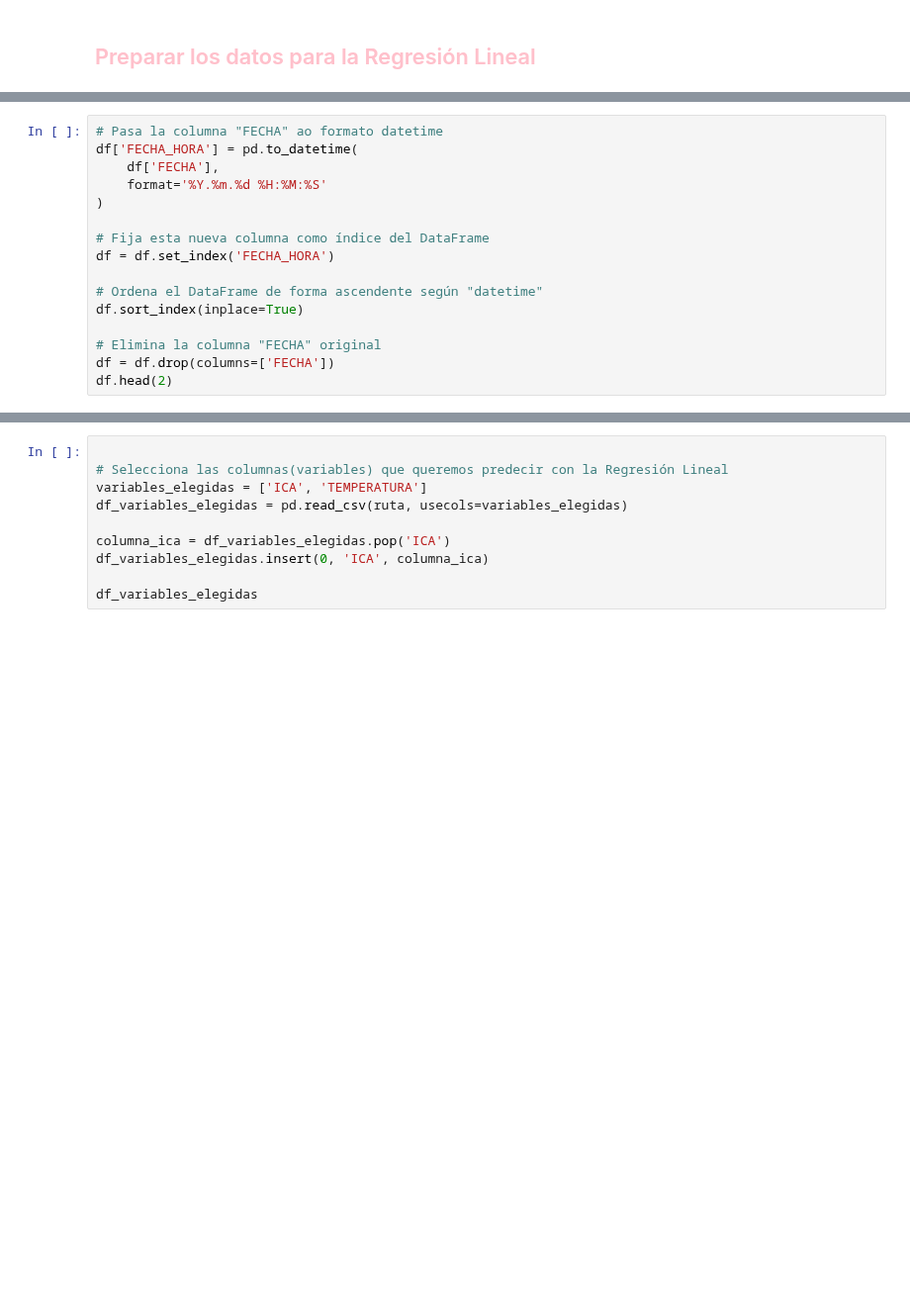
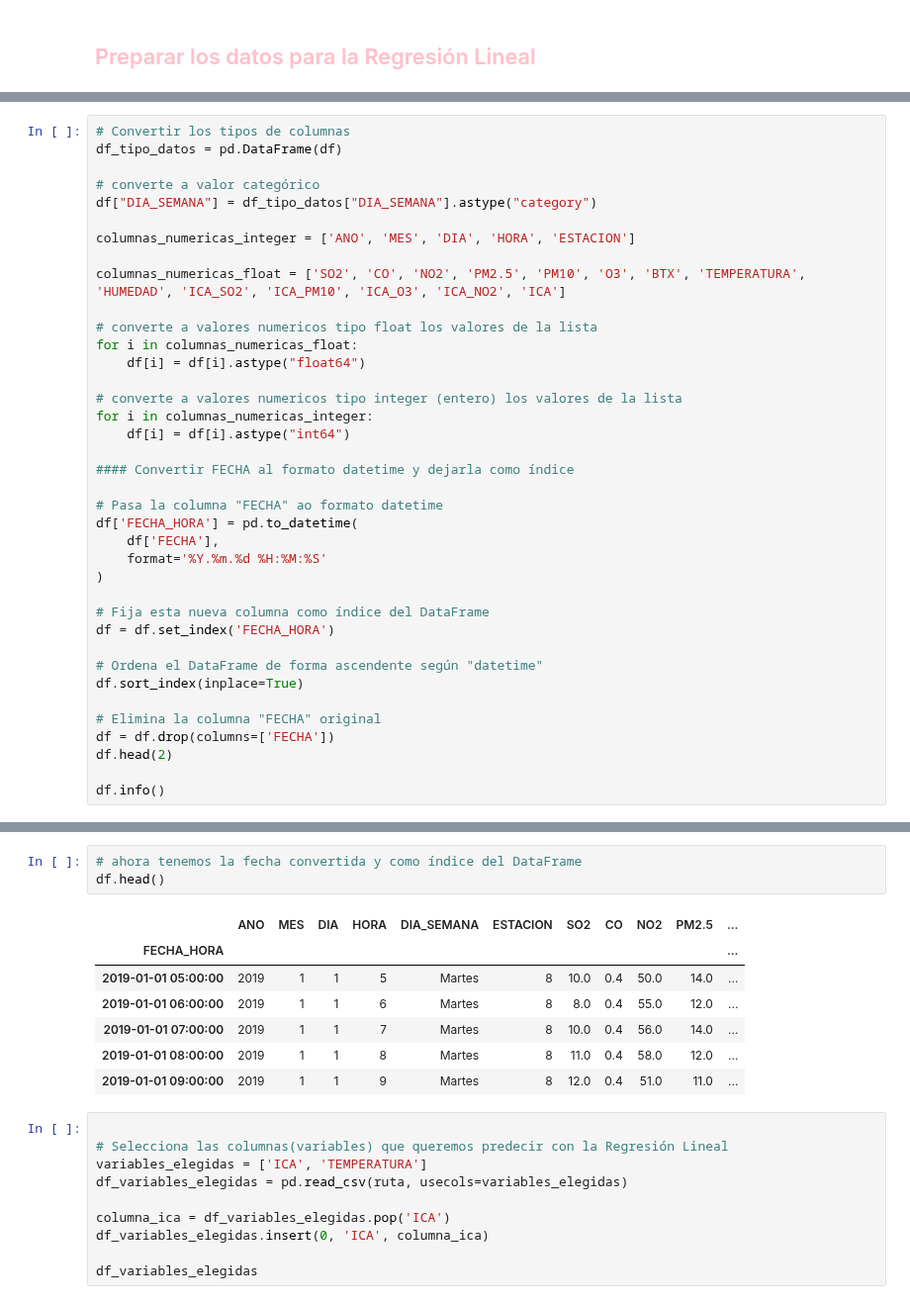
Before and after one commit to EmmaMontalban/grupo1_analisis, a Jupyter notebook: modelos/2 .regresion_lineal_Erika.ipynb, the cells around one changed output, grey strips where cells are left out. Shown at 99% size. Cells and saved outputs as stored; diff of their text form; blank space fills up the shorter version.

Commit message:
actualización conversión de tipos datos

```diff
--- a/modelos/2 .regresion_lineal_Erika.ipynb
+++ b/modelos/2 .regresion_lineal_Erika.ipynb
@@ -72,4 +79,24 @@ memory usage: 4.9+ MB
 # %%
+# Convertir los tipos de columnas
+df_tipo_datos = pd.DataFrame(df)
+
+# converte a valor categórico
+df["DIA_SEMANA"] = df_tipo_datos["DIA_SEMANA"].astype("category")
+
+columnas_numericas_integer = ['ANO', 'MES', 'DIA', 'HORA', 'ESTACION']
+
+columnas_numericas_float = ['SO2', 'CO', 'NO2', 'PM2.5', 'PM10', 'O3', 'BTX', 'TEMPERATURA', 'HUMEDAD', 'ICA_SO2', 'ICA_PM10', 'ICA_O3', 'ICA_NO2', 'ICA']
+
+# converte a valores numericos tipo float los valores de la lista
+for i in columnas_numericas_float:
+    df[i] = df[i].astype("float64")
+
+# converte a valores numericos tipo integer (entero) los valores de la lista
+for i in columnas_numericas_integer:
+    df[i] = df[i].astype("int64")
+
+#### Convertir FECHA al formato datetime y dejarla como índice
+
 # Pasa la columna "FECHA" ao formato datetime
 df['FECHA_HORA'] = pd.to_datetime(
     df['FECHA'],
@@ -85,4 +112,6 @@ df.sort_index(inplace=True)
 # Elimina la columna "FECHA" original
 df = df.drop(columns=['FECHA'])
 df.head(2)
+
+df.info()
 # %% [output]
@@ -93,3 +135,14 @@ df.head(2)
+# %%
+# ahora tenemos la fecha convertida y como índice del DataFrame
+df.head()
+# %% [output]
+|  | ANO | MES | DIA | HORA | DIA_SEMANA | ESTACION | SO2 | CO | NO2 | PM2.5 | ... |
+| FECHA_HORA |  |  |  |  |  |  |  |  |  |  | ... |
+| 2019-01-01 05:00:00 | 2019 | 1 | 1 | 5 | Martes | 8 | 10.0 | 0.4 | 50.0 | 14.0 | ... |
+| 2019-01-01 06:00:00 | 2019 | 1 | 1 | 6 | Martes | 8 | 8.0 | 0.4 | 55.0 | 12.0 | ... |
+| 2019-01-01 07:00:00 | 2019 | 1 | 1 | 7 | Martes | 8 | 10.0 | 0.4 | 56.0 | 14.0 | ... |
+| 2019-01-01 08:00:00 | 2019 | 1 | 1 | 8 | Martes | 8 | 11.0 | 0.4 | 58.0 | 12.0 | ... |
+| 2019-01-01 09:00:00 | 2019 | 1 | 1 | 9 | Martes | 8 | 12.0 | 0.4 | 51.0 | 11.0 | ... |
 # %%
 
 # Selecciona las columnas(variables) que queremos predecir con la Regresión Lineal
```
Also changed, not shown: parts of 2 cells of this notebook.
